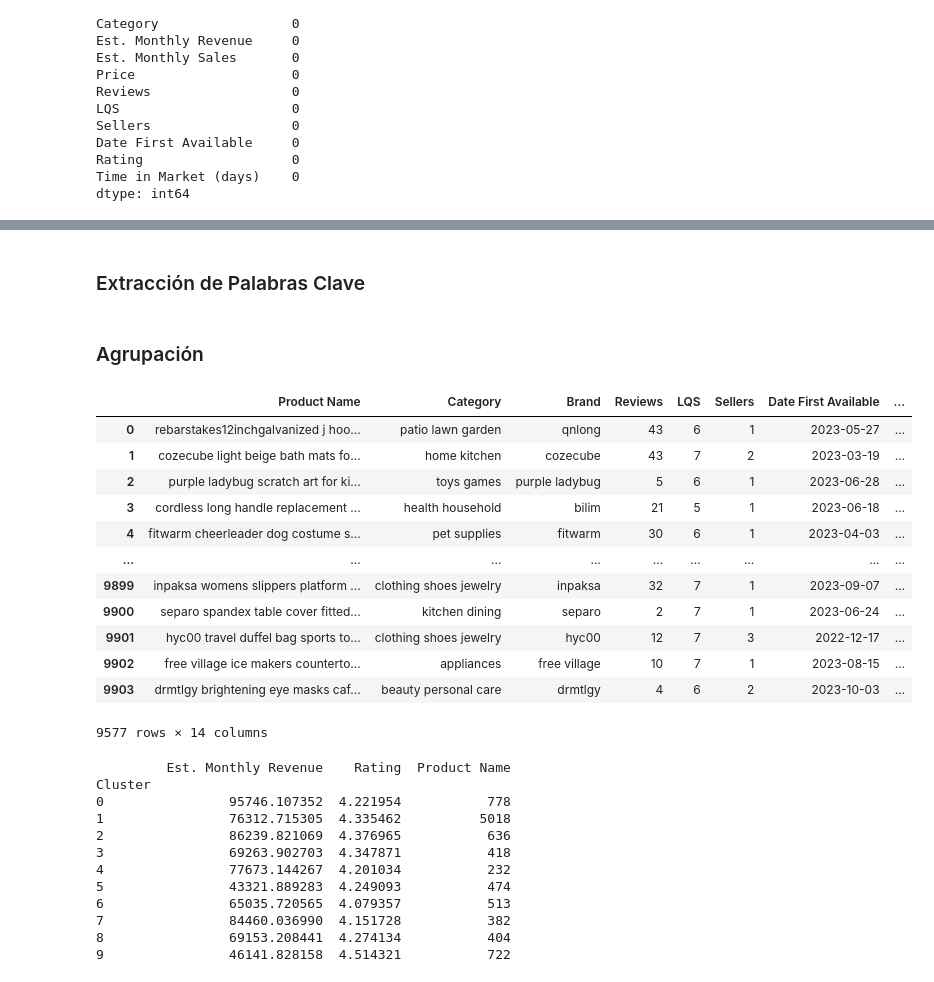
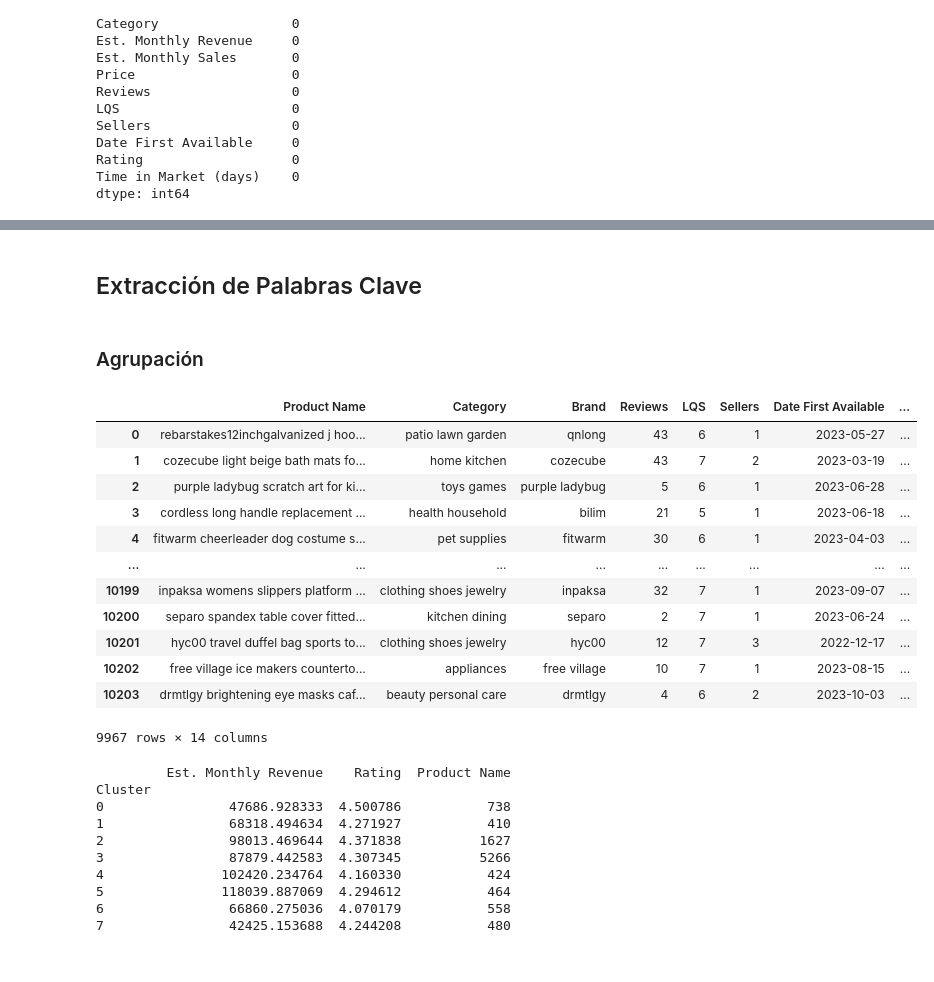
Before and after one commit to ChrissValdez/Proyecto_Integrador, a Jupyter notebook: Proyecto_Integrador.ipynb, the cells around one changed output, grey strips where cells are left out. Drawn from its saved outputs; the diff is of its cells as text; code cells hidden in the pictures.

```diff
--- a/Proyecto_Integrador.ipynb
+++ b/Proyecto_Integrador.ipynb
@@ -122,7 +133,7 @@ df['Est. Monthly Revenue'] = pd.to_numeric(df['Est. Monthly Revenue'], errors='c
 # %%
 # Convertir la columna "Date First Available" a formato de fecha
-df['Date First Available'] = pd.to_datetime(df['Date First Available'])
+Busqueda_1['Date First Available'] = pd.to_datetime(Busqueda_1['Date First Available'])
 # Calcular cuánto tiempo ha estado en el mercado cada producto
 today = datetime.today()
-df['Time in Market (days)'] = (today - df['Date First Available']).dt.days
+Busqueda_1['Time in Market (days)'] = (today - Busqueda_1['Date First Available']).dt.days
 # %% [markdown]
@@ -130,5 +141,5 @@ df['Time in Market (days)'] = (today - df['Date First Available']).dt.days
 # %%
-df = df.dropna(subset=['Est. Monthly Sales'])
-df = df.dropna(subset=['Brand'])
+Busqueda_1 = Busqueda_1.dropna(subset=['Est. Monthly Sales'])
+Busqueda_1 = Busqueda_1.dropna(subset=['Brand'])
 # %%
 # Verificar valores faltantes
@@ -154,5 +165,4 @@ dtype: int64
 # %%
-# Si deseas reordenarlas, por ejemplo, para que 'Time in Market (days)' sea la segunda columna, haz lo siguiente:
 ordered_columns = [
     'Product Name',
     'Category',
@@ -167,7 +177,7 @@ ordered_columns = [
     'Est. Monthly Sales',
     'Est. Monthly Revenue',
 ]
-df = df[ordered_columns]
+Busqueda_1 = Busqueda_1[ordered_columns]
 # %%
 #pd.set_option('display.max_rows', None)
 #pd.set_option('max_colwidth', None)
@@ -189,5 +199,5 @@ df
 # %% [markdown]
-### Extracción de Palabras Clave
+## Extracción de Palabras Clave
 # %% [markdown]
 ### Agrupación
 # %%
@@ -203,38 +213,38 @@ def extract_top_keywords(tfidf_data, feature_names, top_n=10):
 # Preprocesamiento y Extracción de Palabras Clave
 # Calcula la matriz TF-IDF
 vectorizer = TfidfVectorizer(stop_words='english', max_features=5000)
-tfidf_matrix = vectorizer.fit_transform(df['Product Name'])
+tfidf_matrix = vectorizer.fit_transform(Busqueda_1['Product Name'])
 
 
 # Obtener los nombres de las características (palabras) del vectorizador
 feature_names = vectorizer.get_feature_names_out()
 
 # Extraer las palabras clave más relevantes para cada fila en tfidf_matrix
-df['Keywords'] = extract_top_keywords(tfidf_matrix, feature_names)
+Busqueda_1['Keywords'] = extract_top_keywords(tfidf_matrix, feature_names)
 
 # Luego, aplica KMeans
-num_clusters = 10
+num_clusters = 8
 km = KMeans(n_clusters=num_clusters)
-df['Cluster'] = km.fit_predict(tfidf_matrix)
+Busqueda_1['Cluster'] = km.fit_predict(tfidf_matrix)
 # %%
-df
+Busqueda_1
 # %% [output]
 |  | Product Name | Category | Brand | Reviews | LQS | Sellers | Date First Available | ... |
 | 0 | rebarstakes12inchgalvanized j hoo... | patio lawn garden | qnlong | 43 | 6 | 1 | 2023-05-27 | ... |
 | 1 | cozecube light beige bath mats fo... | home kitchen | cozecube | 43 | 7 | 2 | 2023-03-19 | ... |
 | 2 | purple ladybug scratch art for ki... | toys games | purple ladybug | 5 | 6 | 1 | 2023-06-28 | ... |
 | 3 | cordless long handle replacement ... | health household | bilim | 21 | 5 | 1 | 2023-06-18 | ... |
 | 4 | fitwarm cheerleader dog costume s... | pet supplies | fitwarm | 30 | 6 | 1 | 2023-04-03 | ... |
 | ... | ... | ... | ... | ... | ... | ... | ... | ... |
-| 9899 | inpaksa womens slippers platform ... | clothing shoes jewelry | inpaksa | 32 | 7 | 1 | 2023-09-07 | ... |
-| 9900 | separo spandex table cover fitted... | kitchen dining | separo | 2 | 7 | 1 | 2023-06-24 | ... |
-| 9901 | hyc00 travel duffel bag sports to... | clothing shoes jewelry | hyc00 | 12 | 7 | 3 | 2022-12-17 | ... |
-| 9902 | free village ice makers counterto... | appliances | free village | 10 | 7 | 1 | 2023-08-15 | ... |
-| 9903 | drmtlgy brightening eye masks caf... | beauty personal care | drmtlgy | 4 | 6 | 2 | 2023-10-03 | ... |
+| 10199 | inpaksa womens slippers platform ... | clothing shoes jewelry | inpaksa | 32 | 7 | 1 | 2023-09-07 | ... |
+| 10200 | separo spandex table cover fitted... | kitchen dining | separo | 2 | 7 | 1 | 2023-06-24 | ... |
+| 10201 | hyc00 travel duffel bag sports to... | clothing shoes jewelry | hyc00 | 12 | 7 | 3 | 2022-12-17 | ... |
+| 10202 | free village ice makers counterto... | appliances | free village | 10 | 7 | 1 | 2023-08-15 | ... |
+| 10203 | drmtlgy brightening eye masks caf... | beauty personal care | drmtlgy | 4 | 6 | 2 | 2023-10-03 | ... |
-9577 rows × 14 columns
+9967 rows × 14 columns
 # %%
 # Identificación de Nichos Rentables
-cluster_summary = df.groupby('Cluster').agg({
+cluster_summary = Busqueda_1.groupby('Cluster').agg({
     'Est. Monthly Revenue': 'mean',
     'Rating': 'mean',
     'Product Name': 'count',
@@ -244,16 +254,14 @@ print(cluster_summary)
 # %% [output]
          Est. Monthly Revenue    Rating  Product Name
 Cluster
-0                95746.107352  4.221954           778
-1                76312.715305  4.335462          5018
-2                86239.821069  4.376965           636
-3                69263.902703  4.347871           418
-4                77673.144267  4.201034           232
-5                43321.889283  4.249093           474
-6                65035.720565  4.079357           513
-7                84460.036990  4.151728           382
-8                69153.208441  4.274134           404
-9                46141.828158  4.514321           722
+0                47686.928333  4.500786           738
+1                68318.494634  4.271927           410
+2                98013.469644  4.371838          1627
+3                87879.442583  4.307345          5266
+4               102420.234764  4.160330           424
+5               118039.887069  4.294612           464
+6                66860.275036  4.070179           558
+7                42425.153688  4.244208           480
 # %%
 # Para etiquetar los clusters, puedes identificar las palabras clave más representativas
 print("Top terms per cluster:")
```
Also changed, not shown: parts of 98 cells of this notebook, 1 other file.
